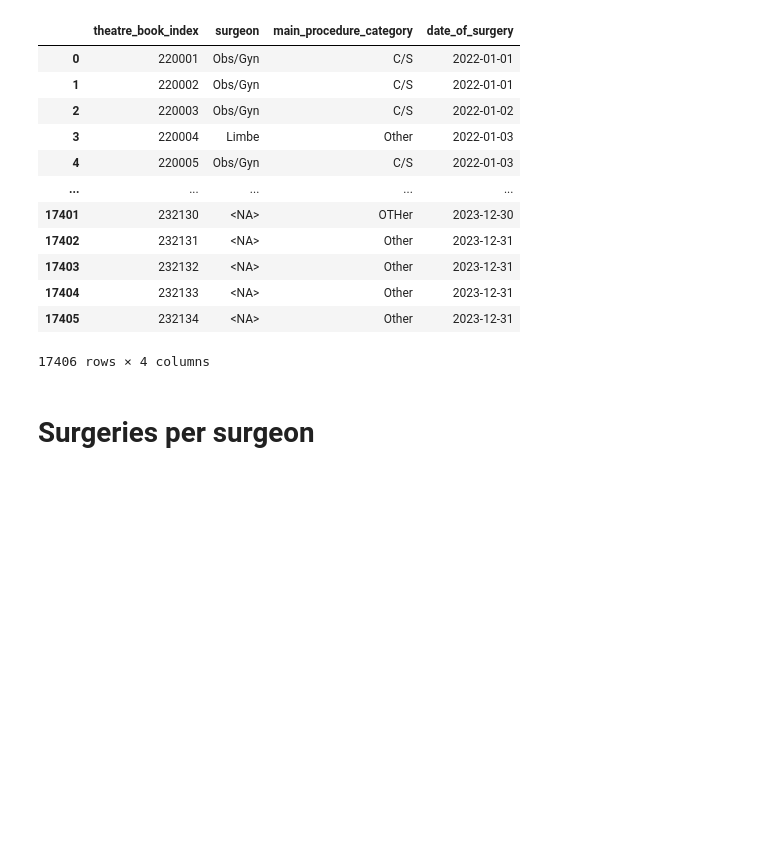
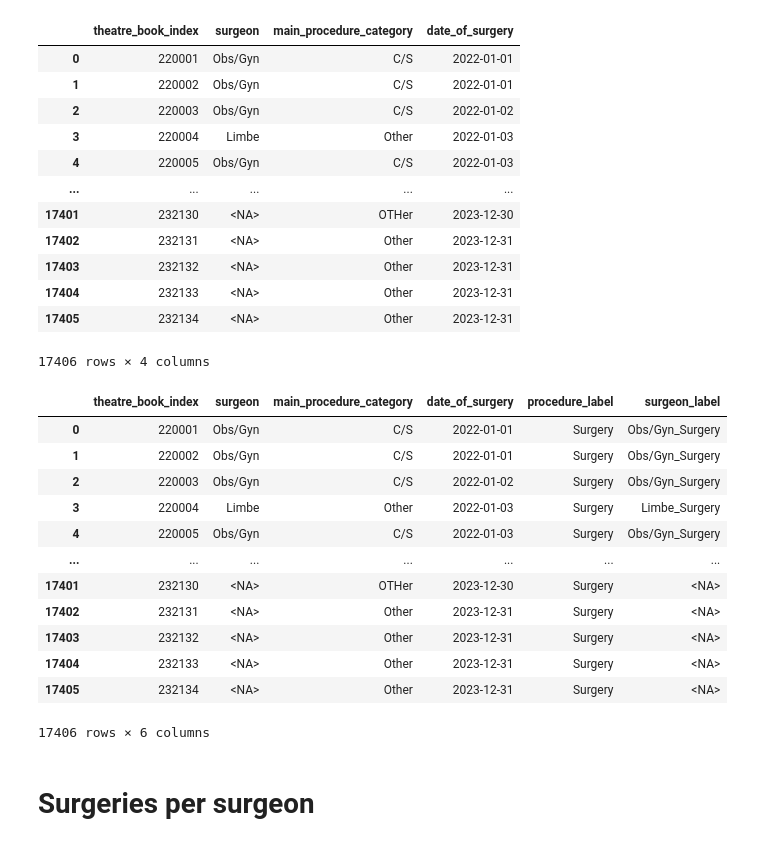
Before and after one commit to mat2m10/nkhoma, a Jupyter notebook: notebooks/01_surgeries_performed.ipynb, the cells around one changed output. Drawn from its saved outputs; the diff is of its cells as text; code cells hidden in the pictures; blank space fills up the shorter version.

```diff
--- a/notebooks/01_surgeries_performed.ipynb
+++ b/notebooks/01_surgeries_performed.ipynb
@@ -354,6 +385,22 @@ df_all["surgeon_label"] = (
     + "_"
     + df_all["procedure_label"].astype("string")
 )
+# %%
+df_all
+# %% [output]
+|  | theatre_book_index | surgeon | main_procedure_category | date_of_surgery | procedure_label | surgeon_label |
+| 0 | 220001 | Obs/Gyn | C/S | 2022-01-01 | Surgery | Obs/Gyn_Surgery |
+| 1 | 220002 | Obs/Gyn | C/S | 2022-01-01 | Surgery | Obs/Gyn_Surgery |
+| 2 | 220003 | Obs/Gyn | C/S | 2022-01-02 | Surgery | Obs/Gyn_Surgery |
+| 3 | 220004 | Limbe | Other | 2022-01-03 | Surgery | Limbe_Surgery |
+| 4 | 220005 | Obs/Gyn | C/S | 2022-01-03 | Surgery | Obs/Gyn_Surgery |
+| ... | ... | ... | ... | ... | ... | ... |
+| 17401 | 232130 | <NA> | OTHer | 2023-12-30 | Surgery | <NA> |
+| 17402 | 232131 | <NA> | Other | 2023-12-31 | Surgery | <NA> |
+| 17403 | 232132 | <NA> | Other | 2023-12-31 | Surgery | <NA> |
+| 17404 | 232133 | <NA> | Other | 2023-12-31 | Surgery | <NA> |
+| 17405 | 232134 | <NA> | Other | 2023-12-31 | Surgery | <NA> |
+17406 rows × 6 columns
 # %% [markdown]
 # Surgeries per surgeon
 # %%
```
Also changed, not shown: parts of 7 cells of this notebook, 6 other files.
